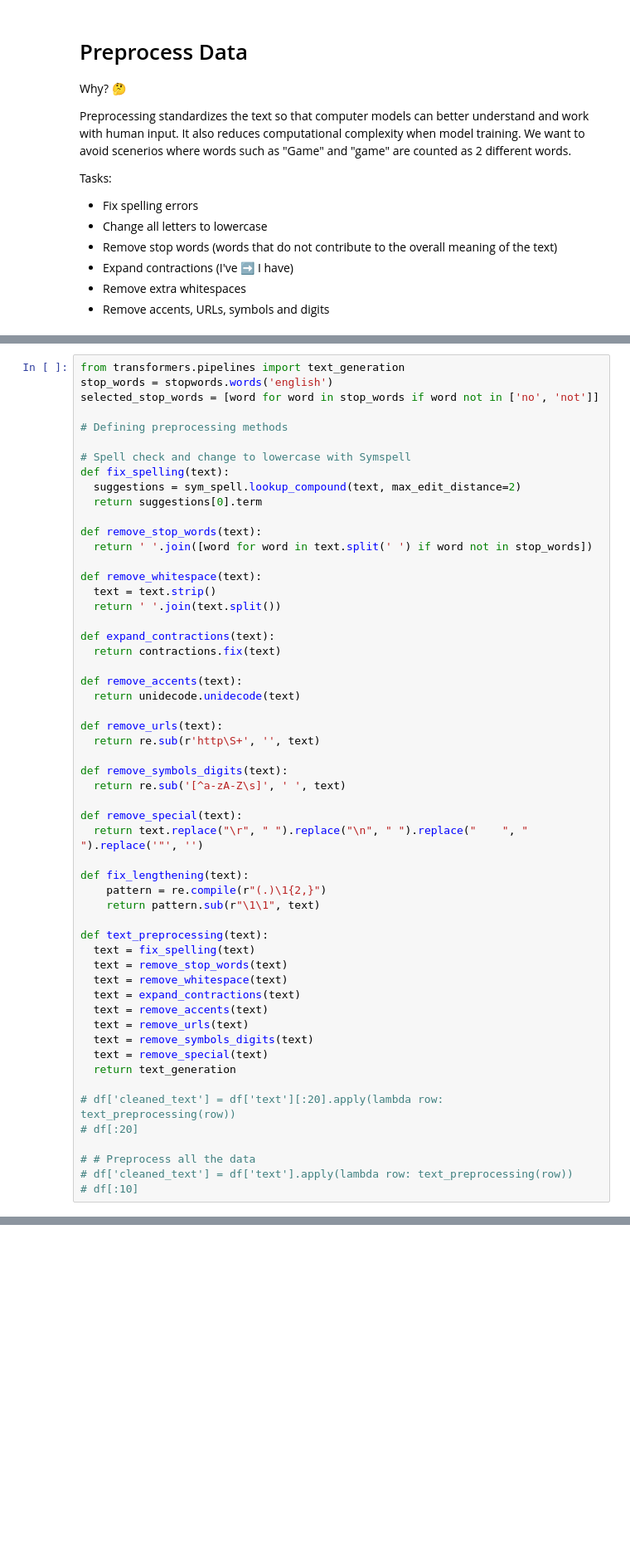
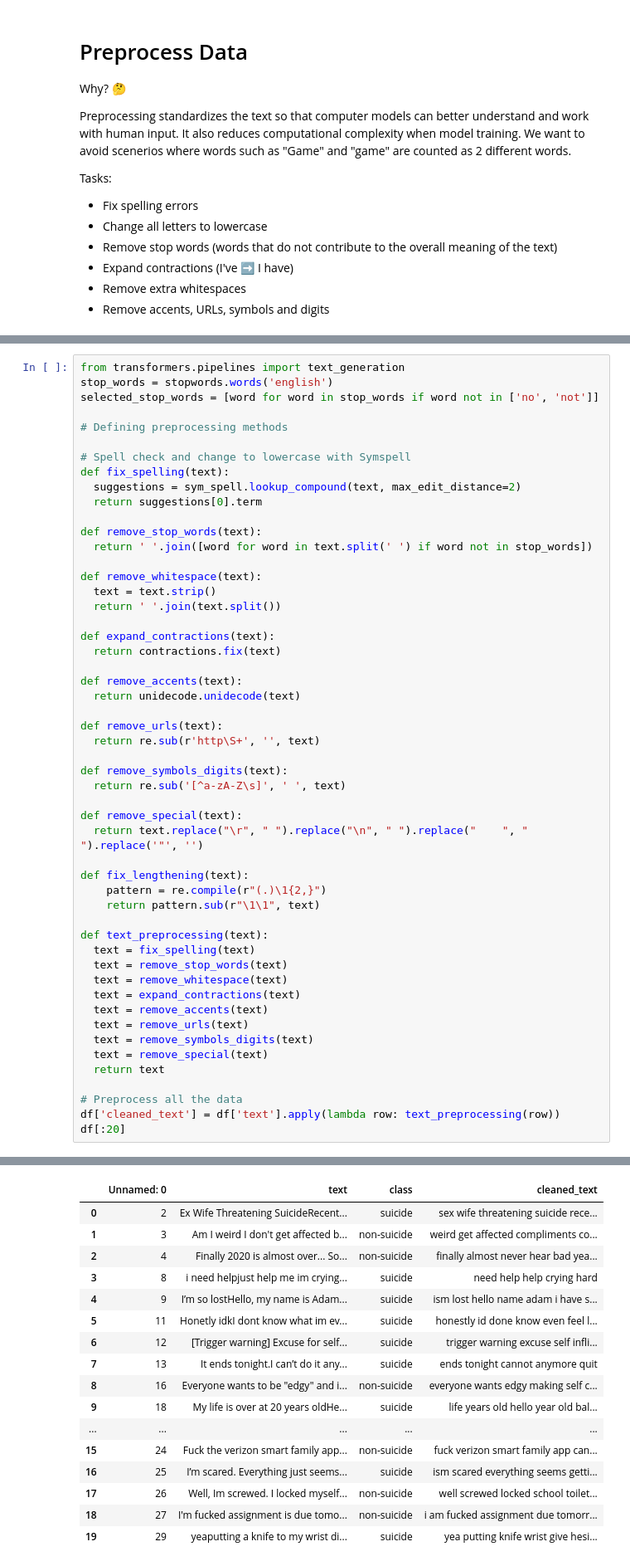
Before and after one commit to kimberlycao/Suicidal-BERT, a Jupyter notebook: suicide_detection.ipynb, the cells around one changed output, grey strips where cells are left out. Shown at 83% size. Saved outputs shown, nothing was run; the diff lists cells and outputs as text; blank space fills up the shorter version.

```diff
--- a/suicide_detection.ipynb
+++ b/suicide_detection.ipynb
@@ -120,12 +163,9 @@ def text_preprocessing(text):
   text = remove_urls(text)
   text = remove_symbols_digits(text)
   text = remove_special(text)
-  return text_generation
+  return text
 
-# df['cleaned_text'] = df['text'][:20].apply(lambda row: text_preprocessing(row))
-# df[:20]
-
-# # Preprocess all the data
-# df['cleaned_text'] = df['text'].apply(lambda row: text_preprocessing(row))
-# df[:10]
+# Preprocess all the data
+df['cleaned_text'] = df['text'].apply(lambda row: text_preprocessing(row))
+df[:20]
 # %% [output]
@@ -133,3 +172,20 @@ def text_preprocessing(text):
+|  | Unnamed: 0 | text | class | cleaned_text |
+| 0 | 2 | Ex Wife Threatening SuicideRecent... | suicide | sex wife threatening suicide rece... |
+| 1 | 3 | Am I weird I don't get affected b... | non-suicide | weird get affected compliments co... |
+| 2 | 4 | Finally 2020 is almost over... So... | non-suicide | finally almost never hear bad yea... |
+| 3 | 8 | i need helpjust help me im crying... | suicide | need help help crying hard |
+| 4 | 9 | I’m so lostHello, my name is Adam... | suicide | ism lost hello name adam i have s... |
+| 5 | 11 | Honetly idkI dont know what im ev... | suicide | honestly id done know even feel l... |
+| 6 | 12 | [Trigger warning] Excuse for self... | suicide | trigger warning excuse self infli... |
+| 7 | 13 | It ends tonight.I can’t do it any... | suicide | ends tonight cannot anymore quit |
+| 8 | 16 | Everyone wants to be "edgy" and i... | non-suicide | everyone wants edgy making self c... |
+| 9 | 18 | My life is over at 20 years oldHe... | suicide | life years old hello year old bal... |
+| ... | ... | ... | ... | ... |
+| 15 | 24 | Fuck the verizon smart family app... | non-suicide | fuck verizon smart family app can... |
+| 16 | 25 | I’m scared. Everything just seems... | suicide | ism scared everything seems getti... |
+| 17 | 26 | Well, Im screwed. I locked myself... | non-suicide | well screwed locked school toilet... |
+| 18 | 27 | I'm fucked assignment is due tomo... | non-suicide | i am fucked assignment due tomorr... |
+| 19 | 29 | yeaputting a knife to my wrist di... | suicide | yea putting knife wrist give hesi... |
 # %% [markdown]
 # Data Exploration
 # %% [markdown]
```
Also changed, not shown: parts of 10 cells of this notebook.
